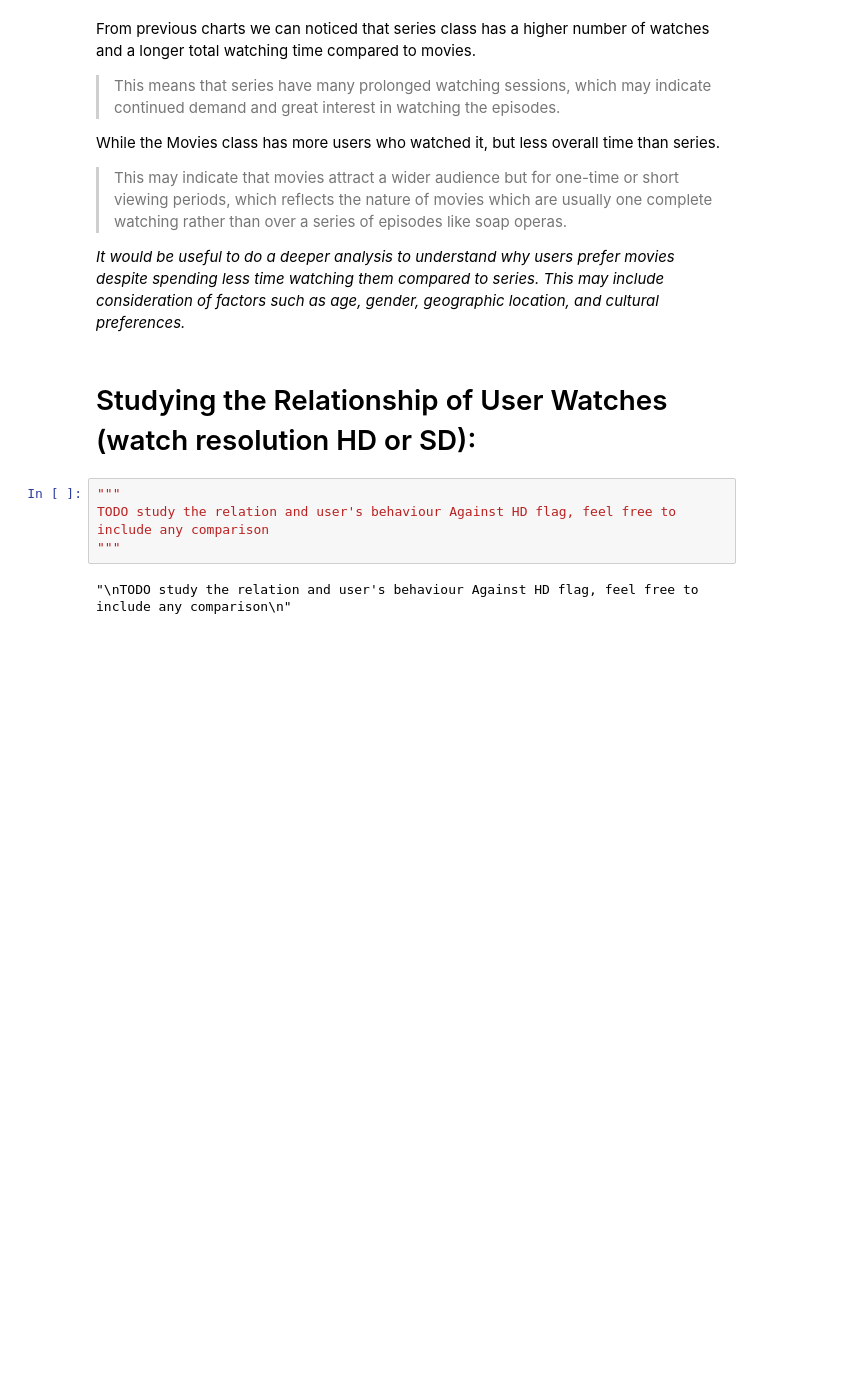
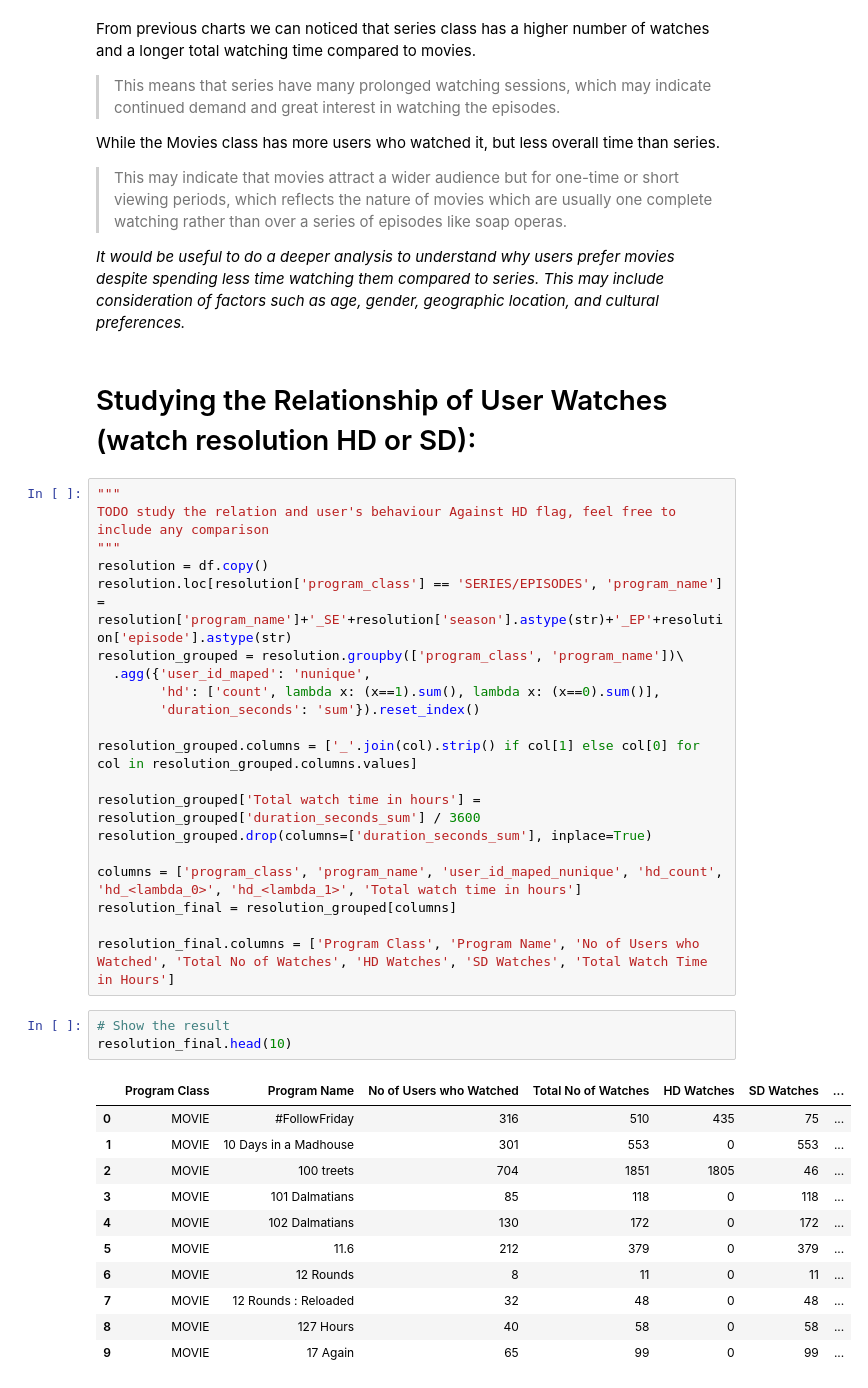
Before and after one commit to TMQ5/My_Projects, a Jupyter notebook: stc_TV_T1.ipynb, the cells around one changed output. Cells and saved outputs as stored; diff of their text form; blank space fills up the shorter version.

```diff
--- a/stc_TV_T1.ipynb
+++ b/stc_TV_T1.ipynb
@@ -527,9 +545,38 @@ While the Movies class has more users who watched it, but less overall time than
 *It would be useful to do a deeper analysis to understand why users prefer movies despite spending less time watching them compared to series. This may include consideration of factors such as age, gender, geographic location, and cultural preferences.*
 # %% [markdown]
 # Studying the Relationship of User Watches (watch resolution HD or SD):
-# %%
-"""
-TODO study the relation and user's behaviour Against HD flag, feel free to include any comparison
-"""
-# %% [output]
-"\nTODO study the relation and user's behaviour Against HD flag, feel free to include any comparison\n"
+# %%
+"""
+TODO study the relation and user's behaviour Against HD flag, feel free to include any comparison
+"""
+resolution = df.copy()
+resolution.loc[resolution['program_class'] == 'SERIES/EPISODES', 'program_name'] = resolution['program_name']+'_SE'+resolution['season'].astype(str)+'_EP'+resolution['episode'].astype(str)
+resolution_grouped = resolution.groupby(['program_class', 'program_name'])\
+  .agg({'user_id_maped': 'nunique',
+        'hd': ['count', lambda x: (x==1).sum(), lambda x: (x==0).sum()],
+        'duration_seconds': 'sum'}).reset_index()
+
+resolution_grouped.columns = ['_'.join(col).strip() if col[1] else col[0] for col in resolution_grouped.columns.values]
+
+resolution_grouped['Total watch time in hours'] = resolution_grouped['duration_seconds_sum'] / 3600
+resolution_grouped.drop(columns=['duration_seconds_sum'], inplace=True)
+
+columns = ['program_class', 'program_name', 'user_id_maped_nunique', 'hd_count', 'hd_<lambda_0>', 'hd_<lambda_1>', 'Total watch time in hours']
+resolution_final = resolution_grouped[columns]
+
+resolution_final.columns = ['Program Class', 'Program Name', 'No of Users who Watched', 'Total No of Watches', 'HD Watches', 'SD Watches', 'Total Watch Time in Hours']
+# %%
+# Show the result
+resolution_final.head(10)
+# %% [output]
+|  | Program Class | Program Name | No of Users who Watched | Total No of Watches | HD Watches | SD Watches | ... |
+| 0 | MOVIE | #FollowFriday | 316 | 510 | 435 | 75 | ... |
+| 1 | MOVIE | 10 Days in a Madhouse | 301 | 553 | 0 | 553 | ... |
+| 2 | MOVIE | 100 treets | 704 | 1851 | 1805 | 46 | ... |
+| 3 | MOVIE | 101 Dalmatians | 85 | 118 | 0 | 118 | ... |
+| 4 | MOVIE | 102 Dalmatians | 130 | 172 | 0 | 172 | ... |
+| 5 | MOVIE | 11.6 | 212 | 379 | 0 | 379 | ... |
+| 6 | MOVIE | 12 Rounds | 8 | 11 | 0 | 11 | ... |
+| 7 | MOVIE | 12 Rounds : Reloaded | 32 | 48 | 0 | 48 | ... |
+| 8 | MOVIE | 127 Hours | 40 | 58 | 0 | 58 | ... |
+| 9 | MOVIE | 17 Again | 65 | 99 | 0 | 99 | ... |
```
Also changed, not shown: parts of 34 cells of this notebook.
